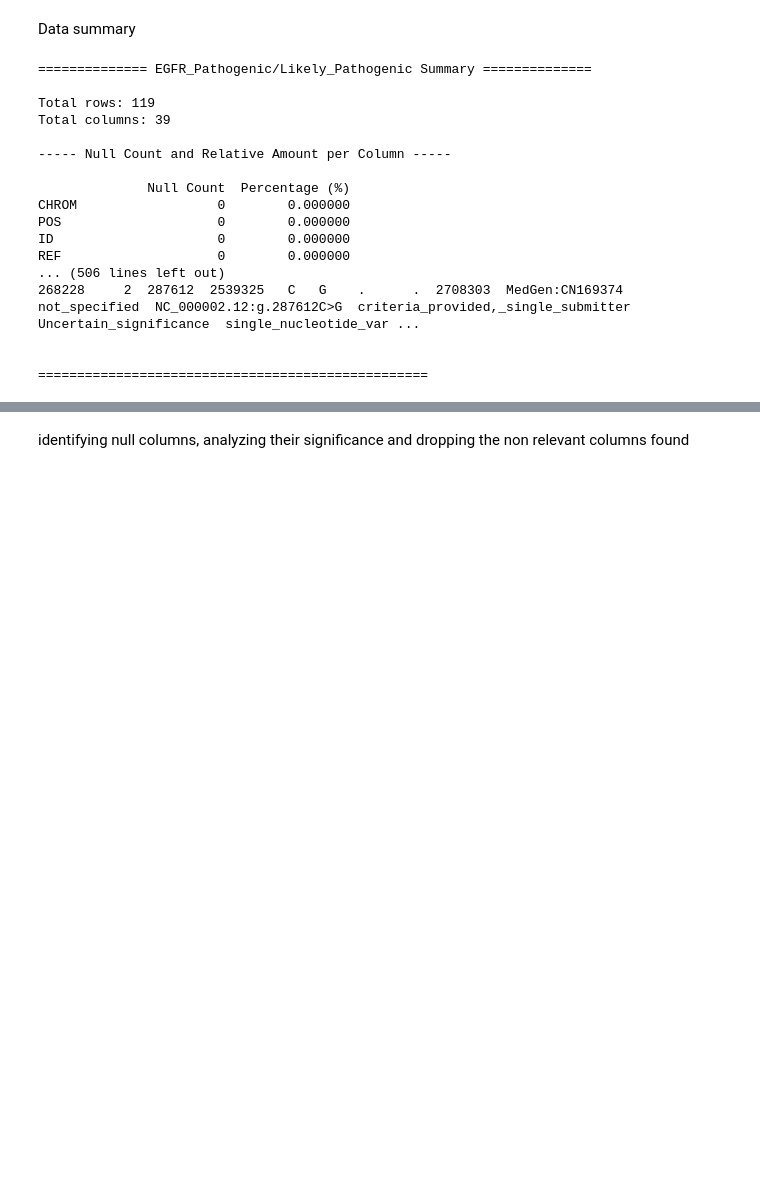
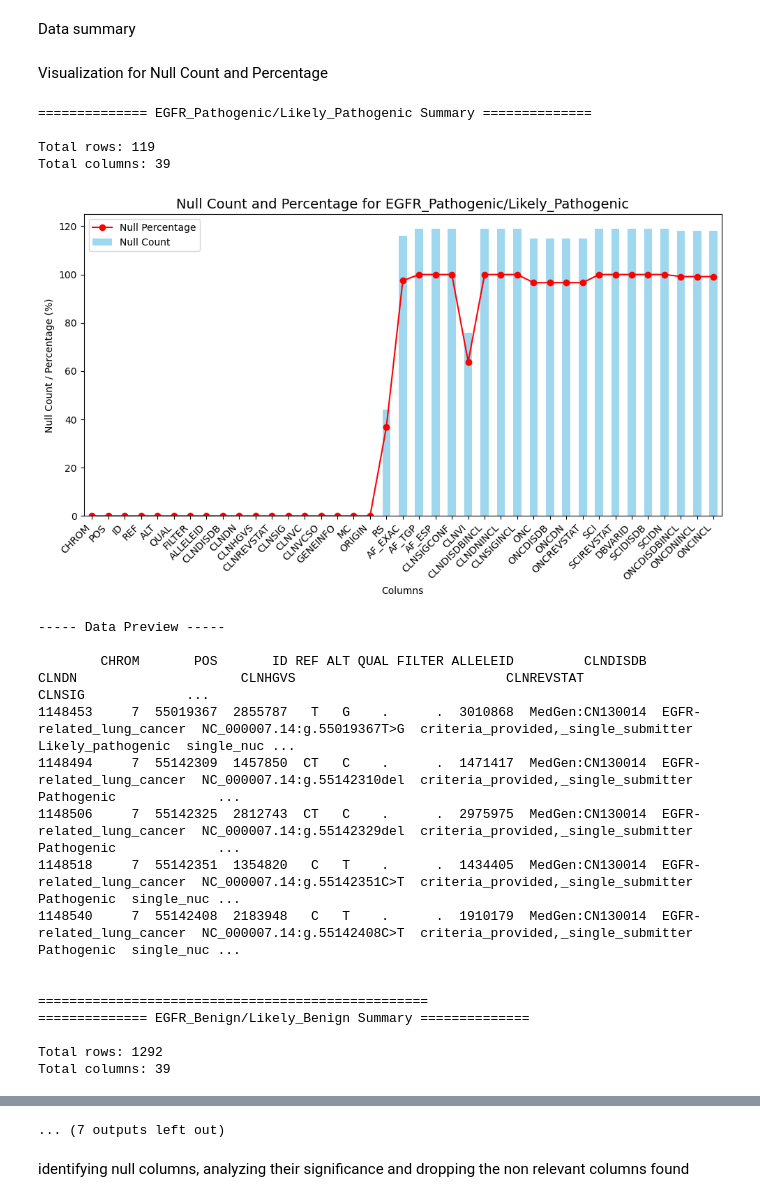
Before and after one commit to InbalBolshinsky/multi-modal-mutation-detector, a Jupyter notebook: notebooks/LungCancer_ClinVar_DataPrep.ipynb, the cells around one changed output, grey strips where cells are left out. Cells and saved outputs as stored; diff of their text form; code cells hidden in the pictures; blank space fills up the shorter version.

```diff
--- a/notebooks/LungCancer_ClinVar_DataPrep.ipynb
+++ b/notebooks/LungCancer_ClinVar_DataPrep.ipynb
@@ -205,54 +209,64 @@ ALK_Benign/Likely_Benign: 2458 rows
 ALK_VUS: 3432 rows
 # %% [markdown]
 Data summary
+# %% [markdown]
+Visualization for Null Count and Percentage
 # %%
+import matplotlib.pyplot as plt
+
 # Access and analyze the DataFrames using the dictionary
 for df_name, df in filtered_dfs.items():
     # Check if DataFrame is empty
     if df.empty:
         print(f"-------------- {df_name} is Empty ------------------\n")
         continue
 
     print(f"============== {df_name} Summary ==============\n")
 
     # General Information
     print(f"Total rows: {len(df)}")
     print(f"Total columns: {len(df.columns)}\n")
 
-    # Summarize nulls and their relative amounts
-    print("----- Null Count and Relative Amount per Column -----\n")
+    # Null Count and Percentage Visualization
+    null_counts = df.isnull().sum()
+    null_percentages = (null_counts / len(df)) * 100
 
-    # Calculate null counts and percentages
-    null_summary = pd.DataFrame({
-    "Null Count": df.isnull().sum(),
-    "Percentage (%)": (df.isnull().sum() / len(df)) * 100
-    })
-
-    # Display the results
-    print(null_summary)
-
+    # Bar plot for null counts and percentages
+    plt.figure(figsize=(10, 6))
+    null_counts.plot(kind='bar', color='skyblue', alpha=0.8, label='Null Count')
+    (null_percentages).plot(kind='line', color='red', marker='o', label='Null Percentage')
+    plt.title(f"Null Count and Percentage for {df_name}", fontsize=14)
+    plt.ylabel("Null Count / Percentage (%)")
+    plt.xlabel("Columns")
+    plt.xticks(rotation=45, ha='right')
+    plt.legend()
+    plt.tight_layout()
+    plt.show()
 
     # A small preview of the data
     print("----- Data Preview -----\n")
     print(df.head().to_string())  # Show first 5 rows in a clean table-like format
     print("\n")
 
-    print("="*50)  # Separator for clarity
+    print("=" * 50)  # Separator for clarity
 # %% [output]
 ============== EGFR_Pathogenic/Likely_Pathogenic Summary ==============
 
 Total rows: 119
 Total columns: 39
-
------ Null Count and Relative Amount per Column -----
-
-              Null Count  Percentage (%)
-CHROM                  0        0.000000
-POS                    0        0.000000
-ID                     0        0.000000
-REF                    0        0.000000
-... (506 lines left out)
-268228     2  287612  2539325   C   G    .      .  2708303  MedGen:CN169374  not_specified  NC_000002.12:g.287612C>G  criteria_provided,_single_submitter  Uncertain_significance  single_nucleotide_var ...
-
-
-==================================================
+[figure, added]
+----- Data Preview -----
+
+        CHROM       POS       ID REF ALT QUAL FILTER ALLELEID         CLNDISDB                     CLNDN                     CLNHGVS                           CLNREVSTAT             CLNSIG             ...
+1148453     7  55019367  2855787   T   G    .      .  3010868  MedGen:CN130014  EGFR-related_lung_cancer  NC_000007.14:g.55019367T>G  criteria_provided,_single_submitter  Likely_pathogenic  single_nuc ...
+1148494     7  55142309  1457850  CT   C    .      .  1471417  MedGen:CN130014  EGFR-related_lung_cancer  NC_000007.14:g.55142310del  criteria_provided,_single_submitter         Pathogenic             ...
+1148506     7  55142325  2812743  CT   C    .      .  2975975  MedGen:CN130014  EGFR-related_lung_cancer  NC_000007.14:g.55142329del  criteria_provided,_single_submitter         Pathogenic             ...
+1148518     7  55142351  1354820   C   T    .      .  1434405  MedGen:CN130014  EGFR-related_lung_cancer  NC_000007.14:g.55142351C>T  criteria_provided,_single_submitter         Pathogenic  single_nuc ...
+1148540     7  55142408  2183948   C   T    .      .  1910179  MedGen:CN130014  EGFR-related_lung_cancer  NC_000007.14:g.55142408C>T  criteria_provided,_single_submitter         Pathogenic  single_nuc ...
+
+
+==================================================
+============== EGFR_Benign/Likely_Benign Summary ==============
+
+Total rows: 1292
+Total columns: 39
@@ -259,3 +338,4 @@ REF                    0        0.000000
+... (7 outputs left out)
 # %% [markdown]
 identifying null columns, analyzing their significance and dropping the non relevant columns found
 # %%
```
Also changed, not shown: parts of 20 cells of this notebook.
